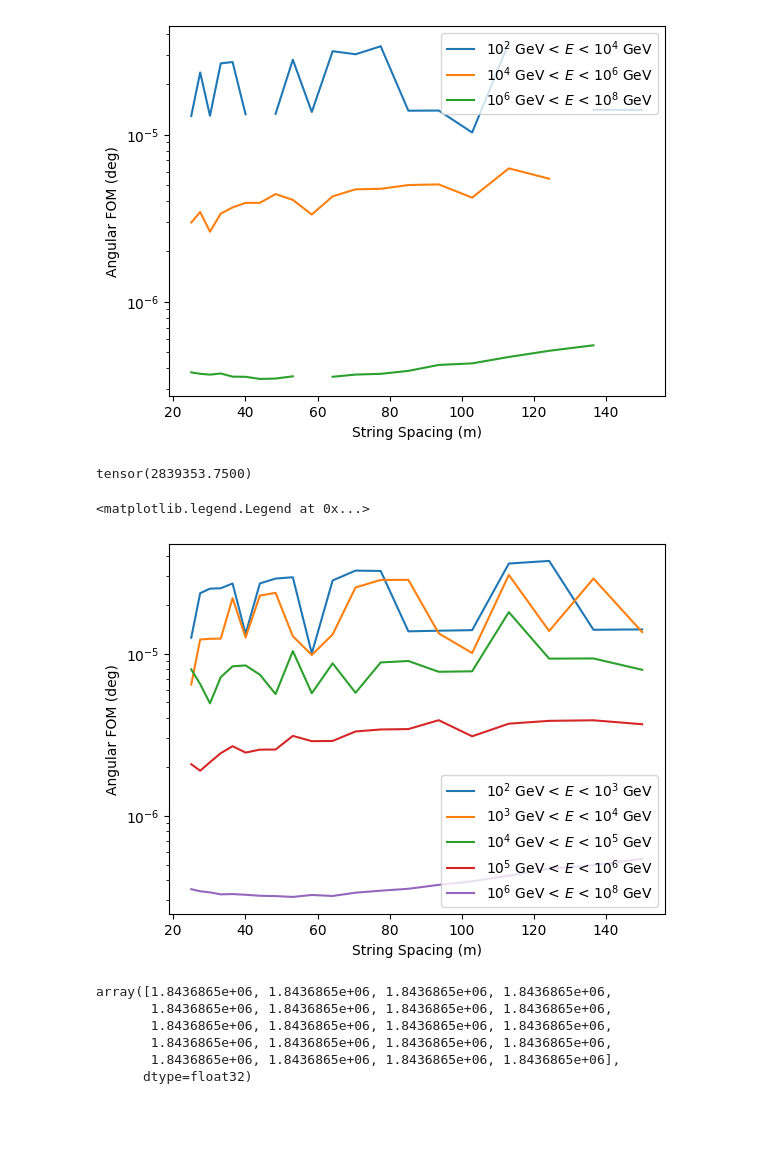
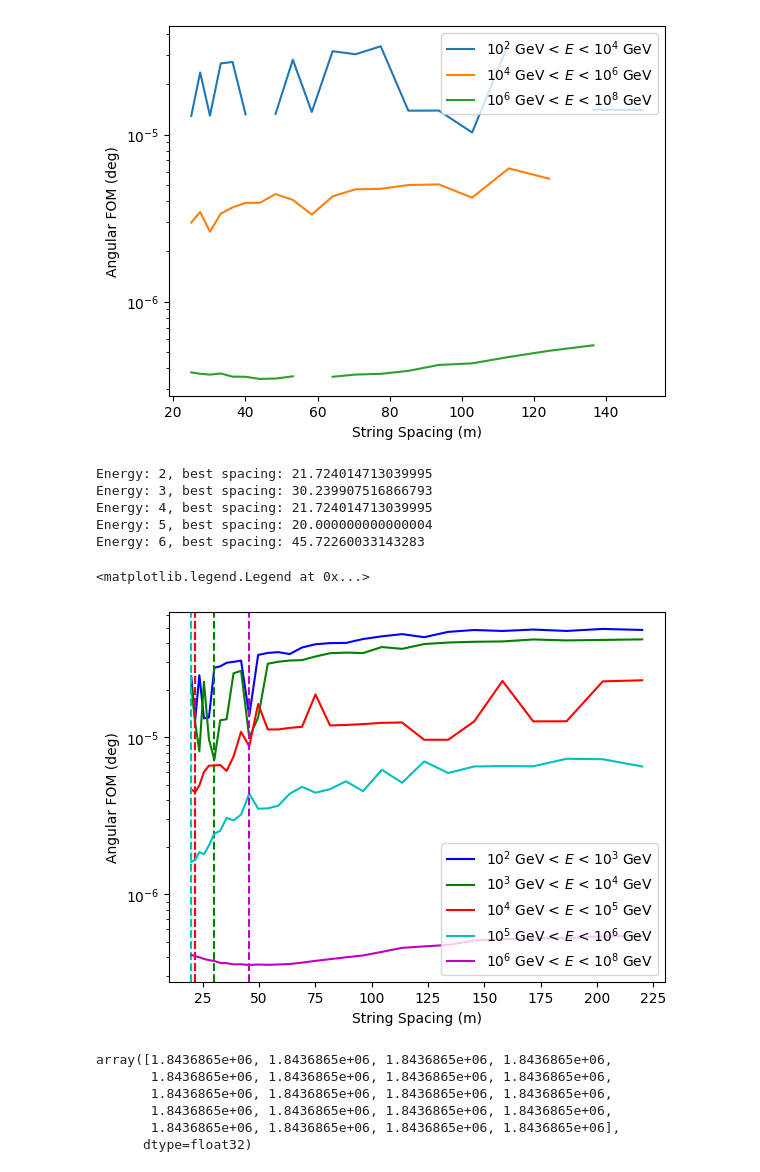
Before and after one commit to kristiantcho/nugget, a Jupyter notebook: nugget/examples/poisson_tests.ipynb, the cells around one changed output. Drawn from its saved outputs; the diff is of its cells as text; code cells hidden in the pictures; blank space fills up the shorter version.

```diff
--- a/nugget/examples/poisson_tests.ipynb
+++ b/nugget/examples/poisson_tests.ipynb
@@ -10,6 +14,6 @@ Lognorm = cm.colors.LogNorm
 # %%
 importlib.reload(nugget.losses.fisher_info)  # Reload NUGGET package to ensure latest changes are used
-device='cuda:2'
+device='cuda:3'
 center = [0,0,0]
 radius = 600
 height = 1000
@@ -43,7 +47,7 @@ energy_resolution_loss = nugget.losses.fisher_info.WeightedResolutionLoss(
     fisher_info_params=['energy', 'direction']
 )
 # %%
-num_events = 40000
+num_events = 100000
 angular_loss_dicts = {}
 energy_loss_dicts = {}
 spacing_min = 25
@@ -69,6 +73,7 @@ for energy in [2,3,4,5,6]:
                                                         # point_towards_center=True,
                                                         # cos_range=torch.tensor((np.cos(np.radians(155)),np.cos(np.radians(180))))
                                                         )
+    signal_events = signal_sampler.sample_events(num_events=num_events)
     if energy < 6:
         angular_loss_dicts[f'{energy}-{energy+1}'] = []
         energy_loss_dicts[f'{energy}-{energy+1}'] = []
@@ -89,13 +94,13 @@ for energy in [2,3,4,5,6]:
             )
         geom_dict = geometry.initialize_points()
 
-        signal_events = signal_sampler.sample_events(num_events=num_events)
+
         loss_params = {
                     'signal_event_params': signal_events,
                     'signal_surrogate_func': light_yield_surrogate,
                     'llr_net': None,
                     'llr_iterations': 1,
-                    'skip_zero_response': True,
+                    'skip_zero_response': False,
                     'verbose': True,
                     'jacrev_chunk_size': 50000,
                     'point_chunk_size': 22000,
@@ -182,23 +190,41 @@ plt.legend()
 <matplotlib.legend.Legend at 0x...>
 [figure]
 # %%
-1/angular_loss_dicts['6-8'][0]['angular_resolution_loss']
+angular_loss_dicts = pickle.load(open("pois_tests/pois_127_angular_loss_dicts_energies.pkl", "rb"))
-# %% [output]
-tensor(2839353.7500)
 # %%
+spacing_min = 20
+spacing_max = 220
+spacing_count = 30
+selection_limits = {'zenith': 'horizontal'}
+colors = ['b', 'g', 'r', 'c', 'm', 'y']
 for energy in range(2,7):
     angular_foms = []
+    signal_events = nugget.utils.data_tools.load_signal_events_parquet(f"pois_tests/pois_space_127_signal_events_e{energy}-e{energy+1 if energy < 6 else energy+2}.parquet")
+    selection_inds = nugget.utils.data_tools.select_event_indices(
+    events=signal_events,
+    limits=selection_limits)
     for angular_loss_dict in angular_loss_dicts[f'{energy}-{energy+1}' if energy < 6 else f'{energy}-{energy+2}']:
-        angular_foms.append(angular_loss_dict['angular_resolution_loss'])
+        # angular_foms.append(angular_loss_dict['angular_resolution_loss'])
+        ang_res = angular_loss_dict['resolution_per_event'][selection_inds]
+        angular_foms.append(1 / torch.sqrt(torch.sum(1 / (ang_res[torch.isfinite(ang_res)] ** 2))))
+        # angular_foms.append(ang_res[torch.isfinite(ang_res)].median())
     angular_foms = torch.stack(angular_foms).squeeze().cpu().numpy()
-    plt.plot(np.logspace(np.log10(spacing_min), np.log10(spacing_max), spacing_count)[:len(angular_foms)], angular_foms, label=fr"10$^{{{energy}}}$ GeV < $E$ < $10^{{{energy+1 if energy < 6 else energy+2}}}$ GeV")
+    plt.plot(np.logspace(np.log10(spacing_min), np.log10(spacing_max), spacing_count)[:len(angular_foms)], angular_foms, label=fr"10$^{{{energy}}}$ GeV < $E$ < $10^{{{energy+1 if energy < 6 else energy+2}}}$ GeV", color=colors[energy-2])
+    # plot the vertical line at the string spacing where the angular FOM is minimized
+    plt.axvline(np.logspace(np.log10(spacing_min), np.log10(spacing_max), spacing_count)[:len(angular_foms)][np.argmin(angular_foms)], linestyle='--', color=colors[energy-2])
+    print(f"Energy: {energy}, best spacing: {np.logspace(np.log10(spacing_min), np.log10(spacing_max), spacing_count)[:len(angular_foms)][np.argmin(angular_foms)]}")
 plt.xlabel("String Spacing (m)")
 plt.ylabel("Angular FOM (deg)")
 plt.yscale('log')
 plt.legend()
 # %% [output]
-<matplotlib.legend.Legend at 0x...>
+Energy: 2, best spacing: 21.724014713039995
+Energy: 3, best spacing: 30.239907516866793
+Energy: 4, best spacing: 21.724014713039995
+Energy: 5, best spacing: 20.000000000000004
+Energy: 6, best spacing: 45.72260033143283
+<matplotlib.legend.Legend at 0x...>
-[figure, old version]
+[figure, new version]
 # %%
 # save angular_loss_dicts and energy_loss_dicts to a file
 import pickle
```
Also changed, not shown: parts of 3 cells of this notebook, 4 other files.
